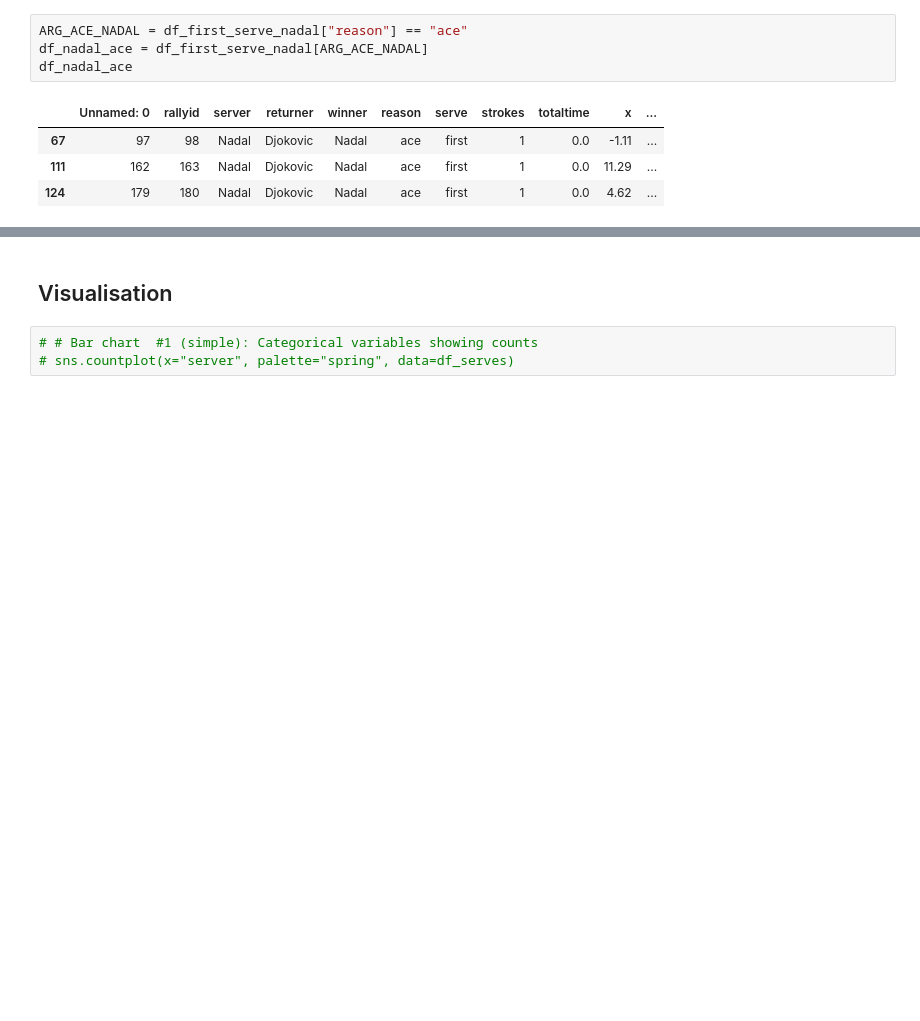
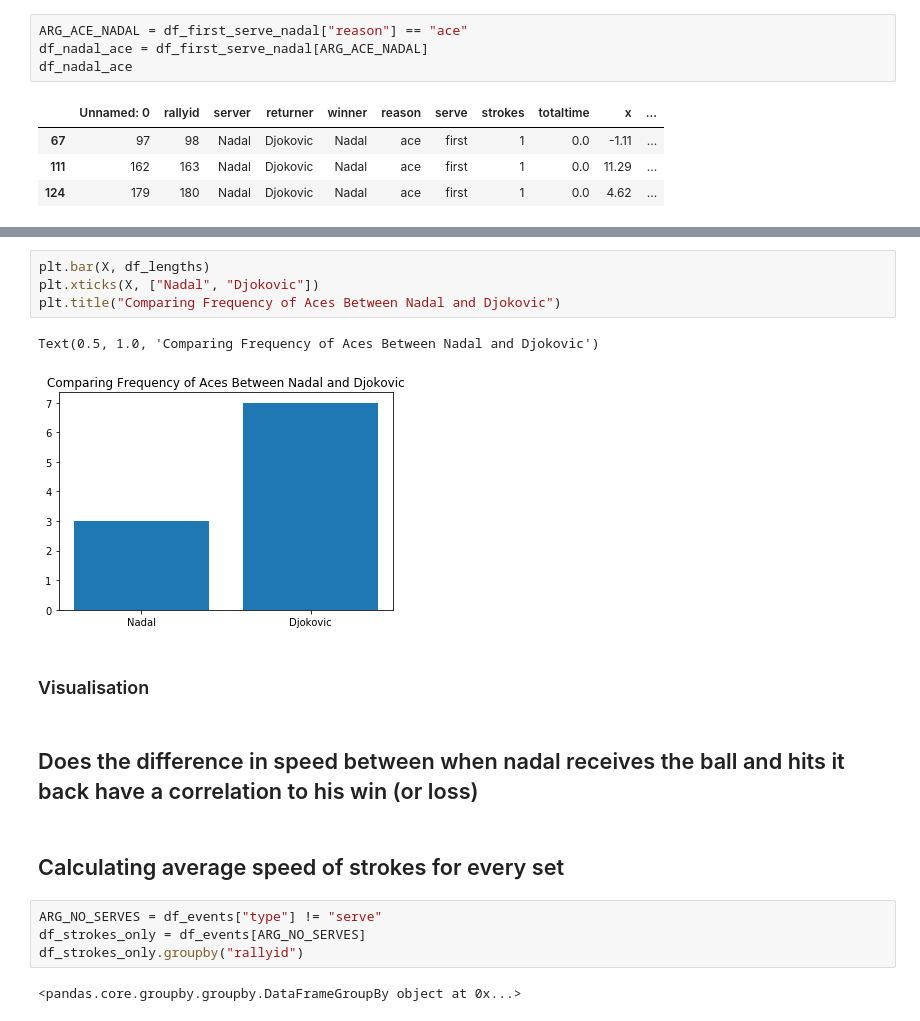
Before and after one commit to ThomasLee94/AUS-open-final-2019-analysis, a Jupyter notebook: analysis.ipynb, the cells around one changed output, grey strips where cells are left out. Drawn from its saved outputs; the diff is of its cells as text; blank space fills up the shorter version.

```diff
--- a/analysis.ipynb
+++ b/analysis.ipynb
@@ -124,5 +162,19 @@ df_djok_ace
+# %%
+plt.bar(X, df_lengths)
+plt.xticks(X, ["Nadal", "Djokovic"])
+plt.title("Comparing Frequency of Aces Between Nadal and Djokovic")
+# %% [output]
+Text(0.5, 1.0, 'Comparing Frequency of Aces Between Nadal and Djokovic')
+[figure, added]
 # %% [markdown]
-## Visualisation
+### Visualisation
-# %%
-# # Bar chart  #1 (simple): Categorical variables showing counts
-# sns.countplot(x="server", palette="spring", data=df_serves)
+# %% [markdown]
+## Does the difference in speed between when nadal receives the ball and hits it back have a correlation to his win (or loss)
+# %% [markdown]
+## Calculating average speed of strokes for every set
+# %%
+ARG_NO_SERVES = df_events["type"] != "serve"
+df_strokes_only = df_events[ARG_NO_SERVES]
+df_strokes_only.groupby("rallyid")
+# %% [output]
+<pandas.core.groupby.groupby.DataFrameGroupBy object at 0x...>
```
Also changed, not shown: parts of 19 cells of this notebook.
